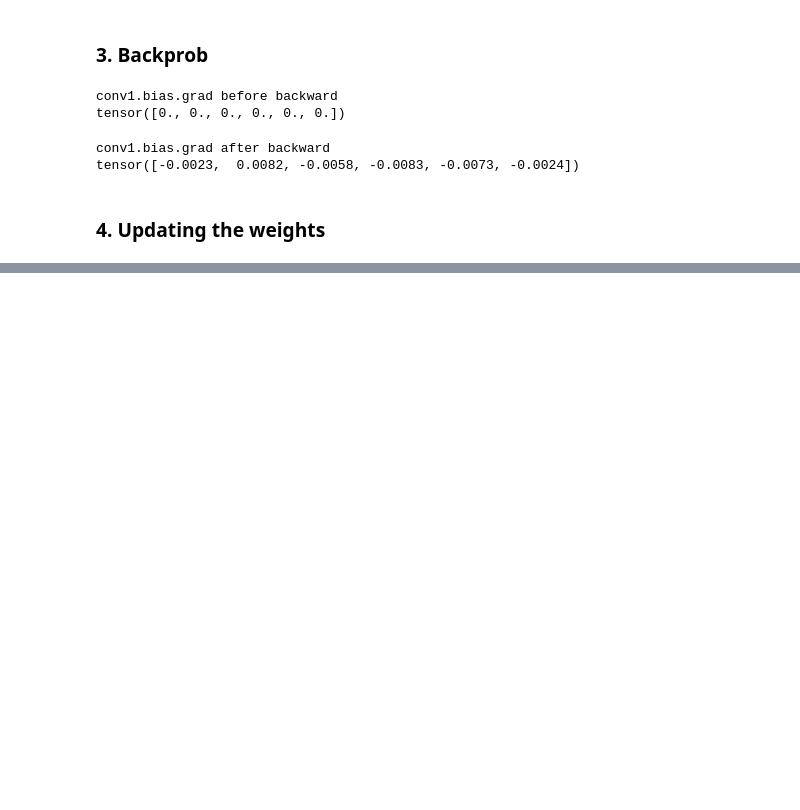
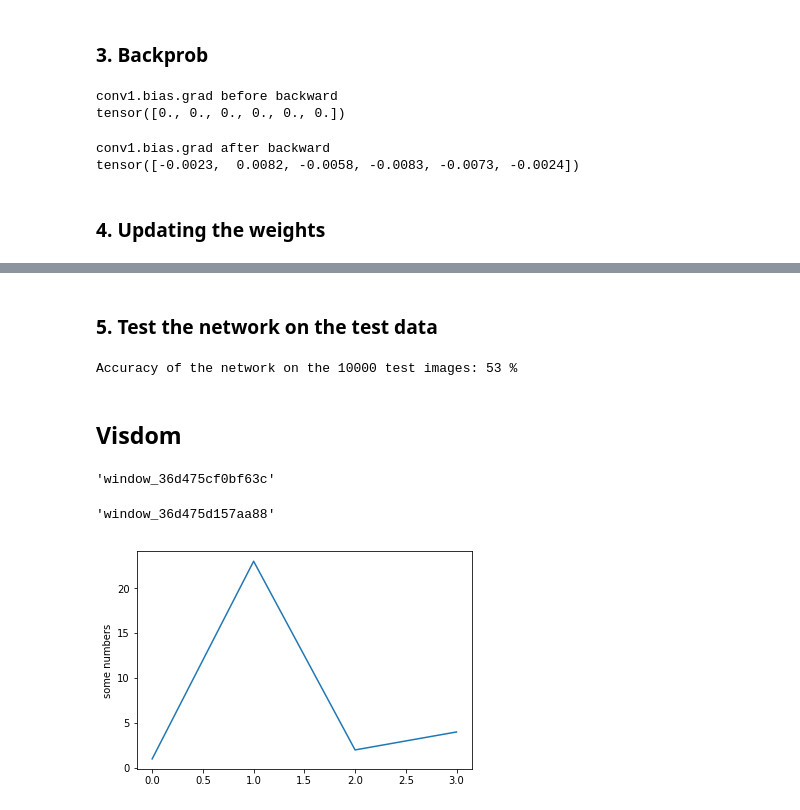
Before and after one commit to federerjiang/ml-pytorch, a Jupyter notebook: basics.ipynb, the cells around one changed output, grey strips where cells are left out. Saved outputs shown, nothing was run; the diff lists cells and outputs as text; code cells hidden in the pictures; blank space fills up the shorter version.

Commit message:
update basics, add visdom demo

```diff
--- a/basics.ipynb
+++ b/basics.ipynb
@@ -342,0 +472,35 @@ optimizer.step()
+# %% [markdown]
+### 5. Test the network on the test data
+# %%
+correct = 0
+total = 0
+with torch.no_grad():
+    for data in testLoader:
+        images, labels = data
+        outputs = net(images)
+#         print(outputs)
+        _, predicted = torch.max(outputs.data, 1)
+#         print(predicted)
+        total += labels.size(0)
+        correct += (predicted == labels).sum().item()
+print('Accuracy of the network on the 10000 test images: %d %%' % (100 * correct / total))
+# %% [output]
+Accuracy of the network on the 10000 test images: 53 %
+# %% [markdown]
+## Visdom
+# %%
+import visdom
+import numpy as np
+vis = visdom.Visdom()
+vis.text('Hello, world!')
+vis.image(np.ones((3, 10, 10)))
+# %% [output]
+'window_36d475cf0bf63c'
+# %%
+import matplotlib.pyplot as plt
+plt.plot([1, 23, 2, 4])
+plt.ylabel('some numbers')
+vis.matplot(plt)
+# %% [output]
+'window_36d475d157aa88'
+[figure, added]
```
Also changed, not shown: parts of 12 cells of this notebook.
